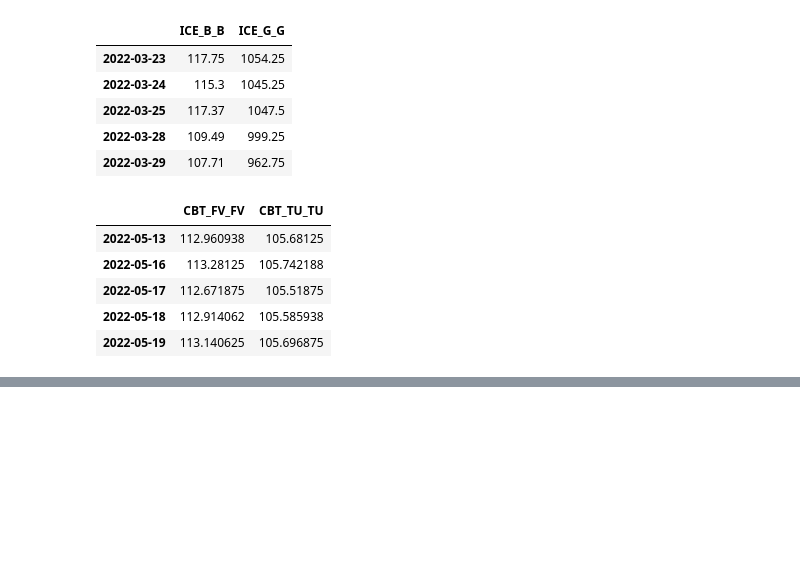
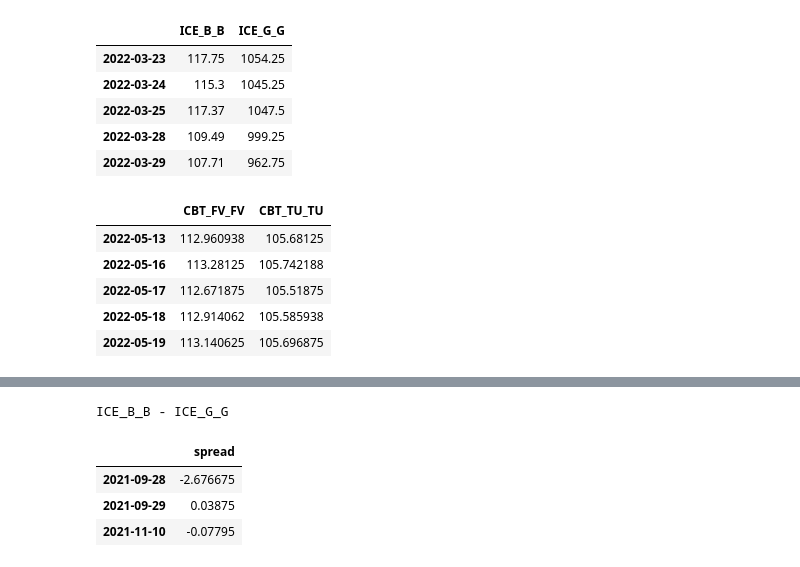
Before and after one commit to Zixin730/quant_trading_2023, a Jupyter notebook: hw/Zixin_Zhang_hw1.ipynb, the cells around one changed output, grey strips where cells are left out. Drawn from its saved outputs; the diff is of its cells as text; code cells hidden in the pictures; blank space fills up the shorter version.

```diff
--- a/hw/Zixin_Zhang_hw1.ipynb
+++ b/hw/Zixin_Zhang_hw1.ipynb
@@ -126,0 +120,9 @@ S2.to_excel("../data/hw1/S2.xlsx")
+# %%
+print("ICE_B_B - ICE_G_G")
+S1.loc[["2021-09-28", "2021-09-29", "2021-11-10"]]
+# %% [output]
+ICE_B_B - ICE_G_G
+|  | spread |
+| 2021-09-28 | -2.676675 |
+| 2021-09-29 | 0.03875 |
+| 2021-11-10 | -0.07795 |
```
Also changed, not shown: parts of 14 cells of this notebook.
